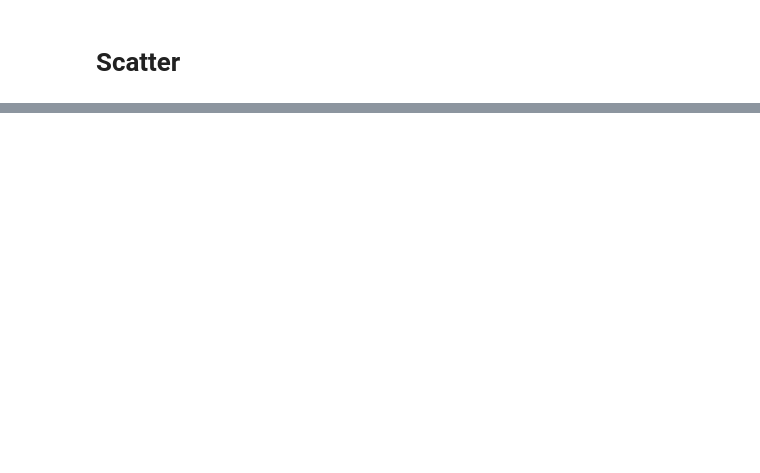
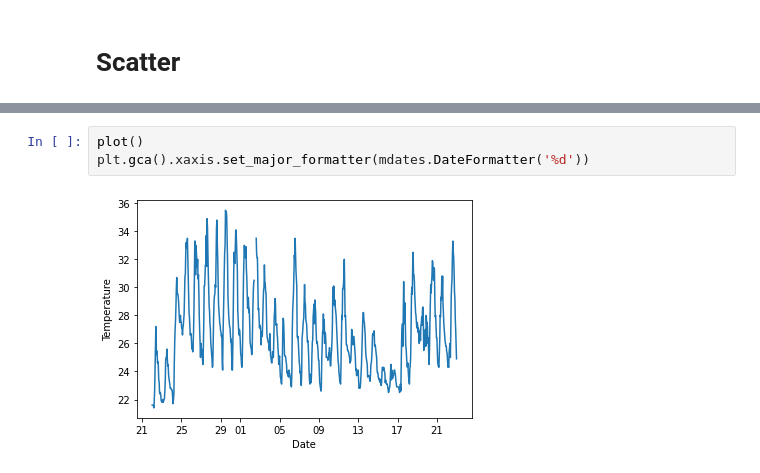
Before and after one commit to yusukeh0710/notebook, a Jupyter notebook: matplotlib.ipynb, the cells around one changed output, grey strips where cells are left out. Saved outputs shown, nothing was run; the diff lists cells and outputs as text; blank space fills up the shorter version.

```diff
--- a/matplotlib.ipynb
+++ b/matplotlib.ipynb
@@ -134,0 +177,5 @@ plt.plot(x, y3, color='gray')
+# %%
+plot()
+plt.gca().xaxis.set_major_formatter(mdates.DateFormatter('%d'))
+# %% [output]
+[figure, added]
```
Also changed, not shown: parts of 21 cells of this notebook, 2 other files.
